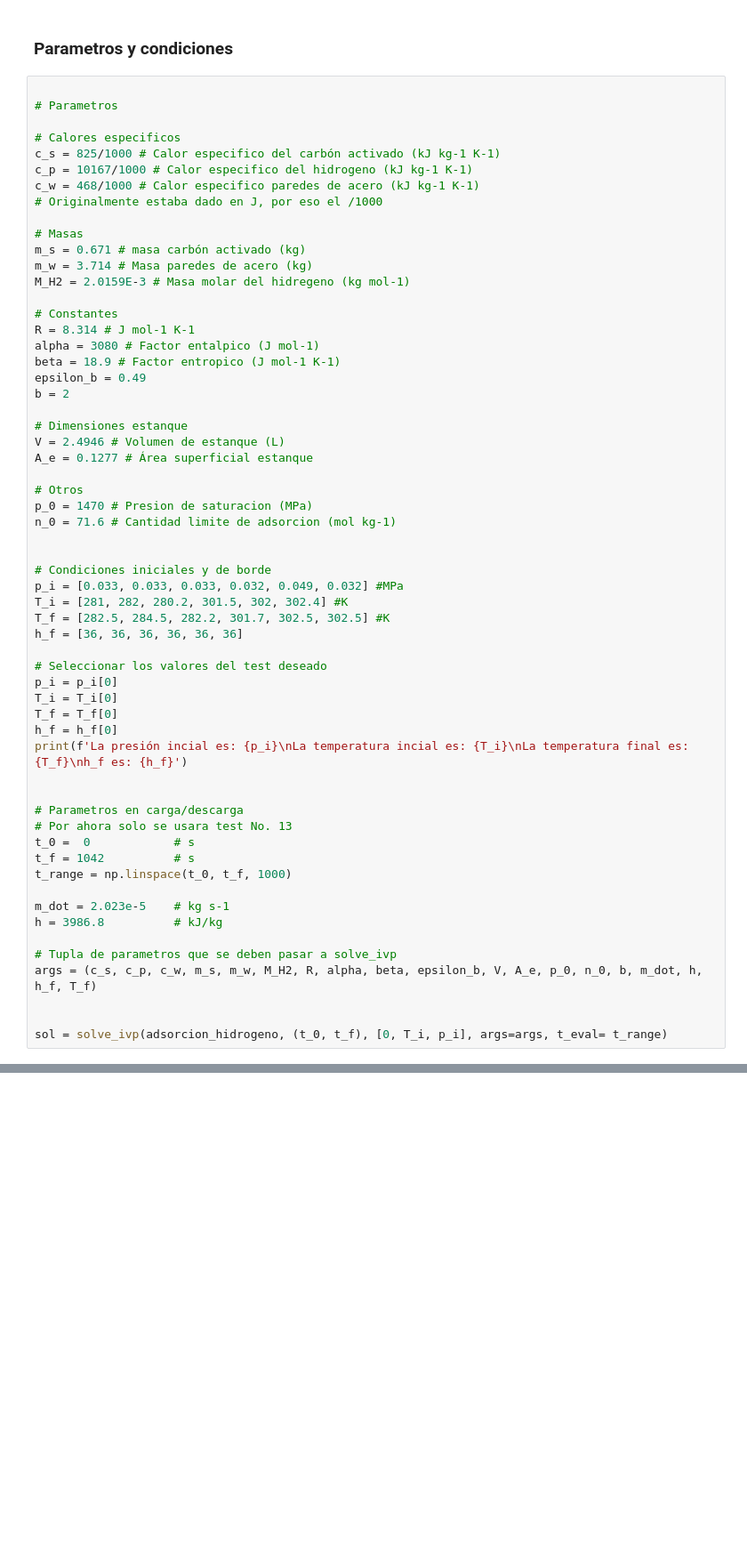
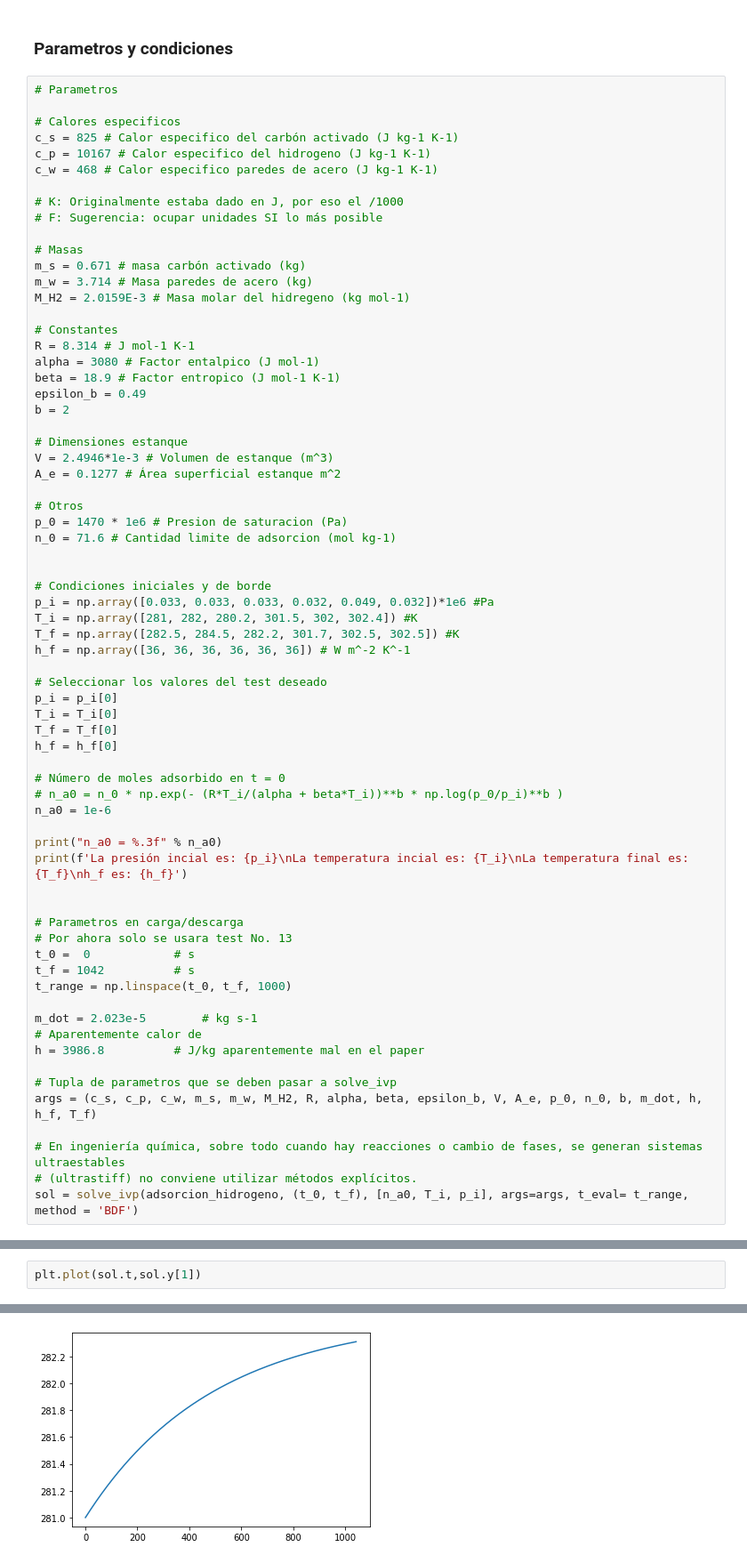
Before and after one commit to Kieraan/Lumped-parameter-model-for-adsorbative-hydrogen, a Jupyter notebook: lumped_parameter_model.ipynb, the cells around one changed output, grey strips where cells are left out. Shown at 89% size. Cells and saved outputs as stored; diff of their text form; blank space fills up the shorter version.

```diff
--- a/lumped_parameter_model.ipynb
+++ b/lumped_parameter_model.ipynb
@@ -107,14 +129,15 @@ def adsorcion_hidrogeno(t, y, c_s, c_p, c_w, m_s, m_w, M_H2, R, alpha, beta, eps
 # %% [markdown]
 ### Parametros y condiciones
 # %%
-
 # Parametros
 
 # Calores especificos
-c_s = 825/1000 # Calor especifico del carbón activado (kJ kg-1 K-1)
-c_p = 10167/1000 # Calor especifico del hidrogeno (kJ kg-1 K-1)
-c_w = 468/1000 # Calor especifico paredes de acero (kJ kg-1 K-1)
-# Originalmente estaba dado en J, por eso el /1000
+c_s = 825 # Calor especifico del carbón activado (J kg-1 K-1)
+c_p = 10167 # Calor especifico del hidrogeno (J kg-1 K-1)
+c_w = 468 # Calor especifico paredes de acero (J kg-1 K-1)
+
+# K: Originalmente estaba dado en J, por eso el /1000
+# F: Sugerencia: ocupar unidades SI lo más posible
 
 # Masas
 m_s = 0.671 # masa carbón activado (kg)
@@ -129,25 +152,31 @@ epsilon_b = 0.49
 b = 2
 
 # Dimensiones estanque
-V = 2.4946 # Volumen de estanque (L)
-A_e = 0.1277 # Área superficial estanque
+V = 2.4946*1e-3 # Volumen de estanque (m^3)
+A_e = 0.1277 # Área superficial estanque m^2
 
 # Otros
-p_0 = 1470 # Presion de saturacion (MPa)
+p_0 = 1470 * 1e6 # Presion de saturacion (Pa)
 n_0 = 71.6 # Cantidad limite de adsorcion (mol kg-1)
 
 
 # Condiciones iniciales y de borde
-p_i = [0.033, 0.033, 0.033, 0.032, 0.049, 0.032] #MPa
-T_i = [281, 282, 280.2, 301.5, 302, 302.4] #K
-T_f = [282.5, 284.5, 282.2, 301.7, 302.5, 302.5] #K
-h_f = [36, 36, 36, 36, 36, 36]
+p_i = np.array([0.033, 0.033, 0.033, 0.032, 0.049, 0.032])*1e6 #Pa
+T_i = np.array([281, 282, 280.2, 301.5, 302, 302.4]) #K
+T_f = np.array([282.5, 284.5, 282.2, 301.7, 302.5, 302.5]) #K
+h_f = np.array([36, 36, 36, 36, 36, 36]) # W m^-2 K^-1
 
 # Seleccionar los valores del test deseado
 p_i = p_i[0]
 T_i = T_i[0]
 T_f = T_f[0]
 h_f = h_f[0]
+
+# Número de moles adsorbido en t = 0
+# n_a0 = n_0 * np.exp(- (R*T_i/(alpha + beta*T_i))**b * np.log(p_0/p_i)**b )
+n_a0 = 1e-6
+
+print("n_a0 = %.3f" % n_a0)
 print(f'La presión incial es: {p_i}\nLa temperatura incial es: {T_i}\nLa temperatura final es: {T_f}\nh_f es: {h_f}')
 
 
@@ -157,12 +186,14 @@ t_0 =  0            # s
 t_f = 1042          # s
 t_range = np.linspace(t_0, t_f, 1000)
 
-m_dot = 2.023e-5    # kg s-1
-h = 3986.8          # kJ/kg
+m_dot = 2.023e-5        # kg s-1
+# Aparentemente calor de
+h = 3986.8          # J/kg aparentemente mal en el paper
 
 # Tupla de parametros que se deben pasar a solve_ivp
 args = (c_s, c_p, c_w, m_s, m_w, M_H2, R, alpha, beta, epsilon_b, V, A_e, p_0, n_0, b, m_dot, h, h_f, T_f)
 
-
-sol = solve_ivp(adsorcion_hidrogeno, (t_0, t_f), [0, T_i, p_i], args=args, t_eval= t_range)
+# En ingeniería química, sobre todo cuando hay reacciones o cambio de fases, se generan sistemas ultraestables
+# (ultrastiff) no conviene utilizar métodos explícitos.
+sol = solve_ivp(adsorcion_hidrogeno, (t_0, t_f), [n_a0, T_i, p_i], args=args, t_eval= t_range, method = 'BDF')
 # %% [output]
@@ -192,0 +218,3 @@ array([0., 0., 0., 0., 0., 0., 0., 0., 0., 0., 0., 0., 0., 0., 0., 0., 0.,
+# %%
+plt.plot(sol.t,sol.y[1])
+# %% [output]
@@ -192,0 +222 @@ array([0., 0., 0., 0., 0., 0., 0., 0., 0., 0., 0., 0., 0., 0., 0., 0., 0.,
+[figure, added]
```
Also changed, not shown: parts of 11 cells of this notebook.
